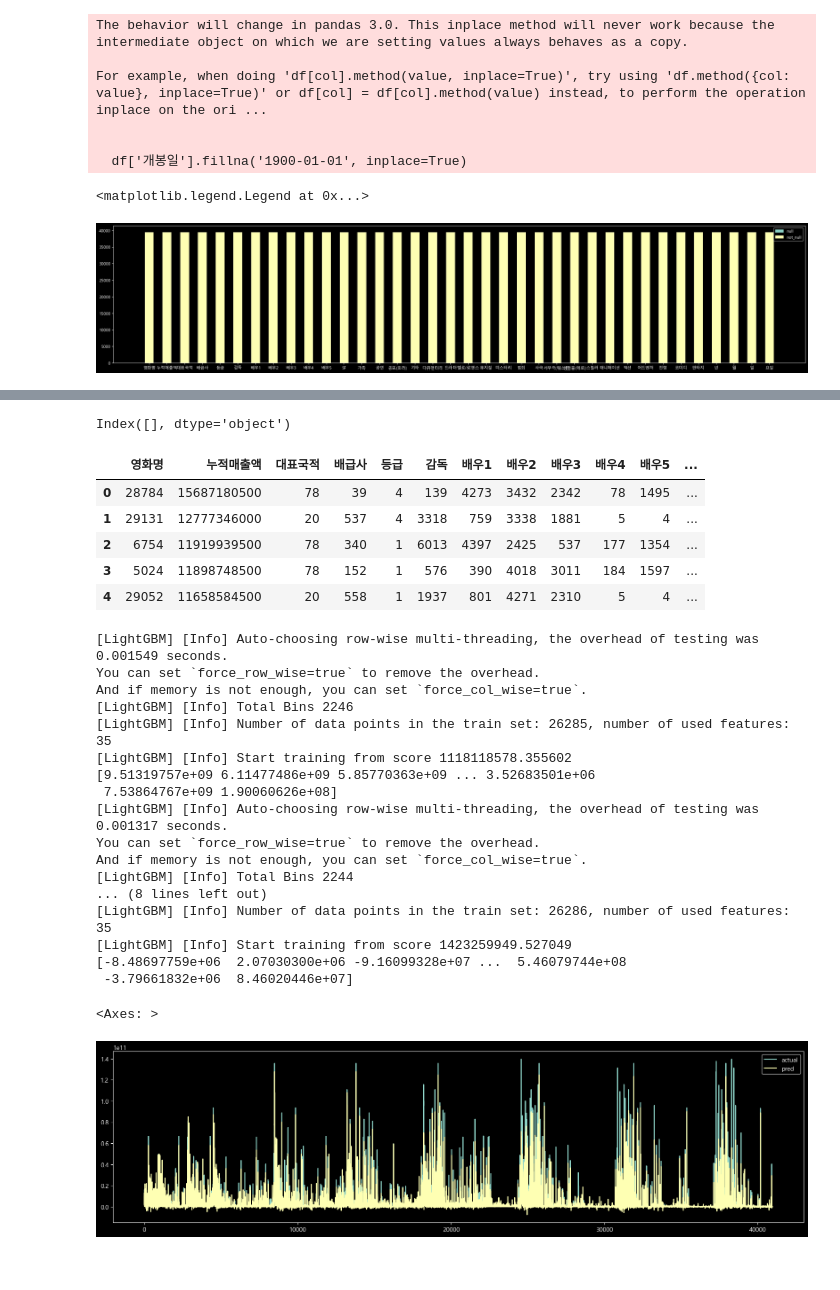
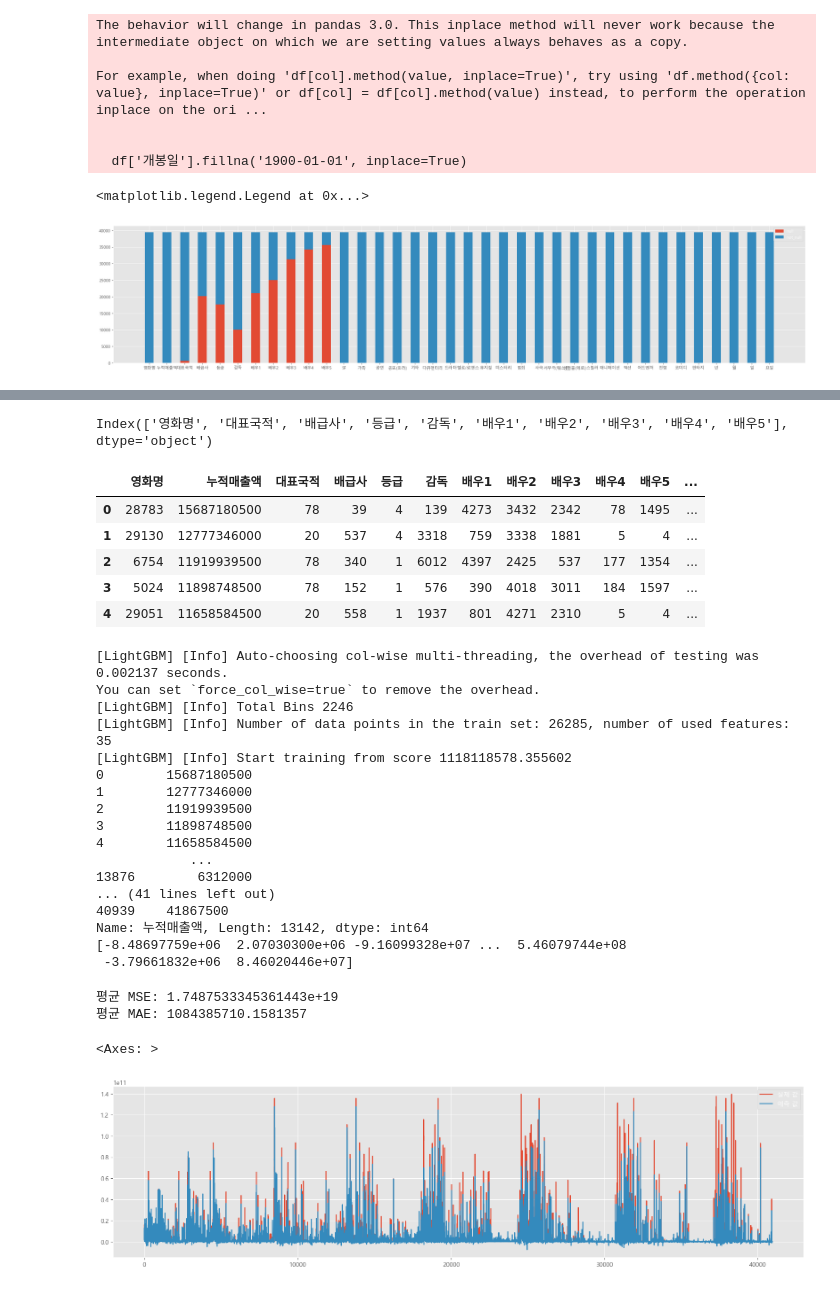
Before and after one commit to Yoon-juhan/Movie-sales-forecast, a Jupyter notebook: model/model.ipynb, the cells around one changed output, grey strips where cells are left out. Saved outputs shown, nothing was run; the diff lists cells and outputs as text; code cells hidden in the pictures.

```diff
--- a/model/model.ipynb
+++ b/model/model.ipynb
@@ -2,6 +2,7 @@
 import pandas as pd
 import numpy as np
 import matplotlib.pyplot as plt
-plt.style.use("dark_background")
+# plt.style.use("dark_background")
+plt.style.use("ggplot")
 plt.rc('font', family='Malgun Gothic')
 pd.set_option('display.max_columns', None)
@@ -17,5 +15,5 @@ dataset.shape
 # %%
 # 영화 개봉 후 발생하는 데이터 제거
 
-df = dataset.drop(['순위', '매출액', '점유율', '관객수', '누적관객수', '스크린수', '상영횟수', '국적'], axis=1)
+dataset = dataset.drop(['순위', '매출액', '점유율', '관객수', '누적관객수', '스크린수', '상영횟수', '국적'], axis=1)
 # %%
@@ -48,3 +46,5 @@ plt.legend()
+# %%
+df = dataset.copy()
 # %%
 # 제작사 결측치가 대부분이라서 삭제
 
@@ -103,7 +103,7 @@ plt.bar(df.columns, not_null, label='not_null', width=0.5, bottom=null)
 plt.legend()
 # %% [output]
 <matplotlib.legend.Legend at 0x...>
-[figure, old version]
+[figure, new version]
 # %%
 df.head(1)
 # %% [output]
@@ -113,7 +113,7 @@ df.head(1)
 categories = df.columns[df.dtypes == "object"]
 print(categories)
 # %% [output]
-Index([], dtype='object')
+Index(['영화명', '대표국적', '배급사', '등급', '감독', '배우1', '배우2', '배우3', '배우4', '배우5'], dtype='object')
 # %%
 # 카테고리 변수 수치형으로 변환
 from sklearn.preprocessing import LabelEncoder
@@ -129,8 +129,8 @@ for cat in categories:
 df.head()
 # %% [output]
 |  | 영화명 | 누적매출액 | 대표국적 | 배급사 | 등급 | 감독 | 배우1 | 배우2 | 배우3 | 배우4 | 배우5 | ... |
-| 0 | 28784 | 15687180500 | 78 | 39 | 4 | 139 | 4273 | 3432 | 2342 | 78 | 1495 | ... |
-| 1 | 29131 | 12777346000 | 20 | 537 | 4 | 3318 | 759 | 3338 | 1881 | 5 | 4 | ... |
-| 2 | 6754 | 11919939500 | 78 | 340 | 1 | 6013 | 4397 | 2425 | 537 | 177 | 1354 | ... |
+| 0 | 28783 | 15687180500 | 78 | 39 | 4 | 139 | 4273 | 3432 | 2342 | 78 | 1495 | ... |
+| 1 | 29130 | 12777346000 | 20 | 537 | 4 | 3318 | 759 | 3338 | 1881 | 5 | 4 | ... |
+| 2 | 6754 | 11919939500 | 78 | 340 | 1 | 6012 | 4397 | 2425 | 537 | 177 | 1354 | ... |
 | 3 | 5024 | 11898748500 | 78 | 152 | 1 | 576 | 390 | 4018 | 3011 | 184 | 1597 | ... |
-| 4 | 29052 | 11658584500 | 20 | 558 | 1 | 1937 | 801 | 4271 | 2310 | 5 | 4 | ... |
+| 4 | 29051 | 11658584500 | 20 | 558 | 1 | 1937 | 801 | 4271 | 2310 | 5 | 4 | ... |
@@ -149,7 +151,8 @@ kf = KFold(n_splits=folds)
 # %%
 models = [] # fold 별로 작성한 모델을 저장
-rmses = []
 oof = np.zeros(len(X))  # 해당 데이터를 제외한 나머지 데이터를 이용하여 종속 변수를 예측한 값을 저장
+mse = []
+mae = []
 
 lgbm_params = {
     "objective" : "regression",
@@ -157,7 +160,6 @@ lgbm_params = {
 }
 
 for train_index, val_index in kf.split(X):
-
     X_train = X.iloc[train_index]
     X_valid = X.iloc[val_index]
     y_train = y.iloc[train_index]
@@ -173,37 +175,51 @@ for train_index, val_index in kf.split(X):
                             )
 
     y_pred = model_lgb.predict(X_valid, num_iteration=model_lgb.best_iteration)
-    print(y_pred)
-    # tmp_rmse = np.sqrt(mean_squared_error(np.log(y_valid), np.log(y_pred)))
+
+    mse.append(mean_squared_error(y_valid, y_pred))
+    mae.append(mean_absolute_error(y_valid, y_pred))
 
     models.append(model_lgb)
-    # rmses.append(tmp_rmse)
     oof[val_index] = y_pred
 # %% [output]
-[LightGBM] [Info] Auto-choosing row-wise multi-threading, the overhead of testing was 0.001549 seconds.
-You can set `force_row_wise=true` to remove the overhead.
-And if memory is not enough, you can set `force_col_wise=true`.
+[LightGBM] [Info] Auto-choosing col-wise multi-threading, the overhead of testing was 0.002137 seconds.
+You can set `force_col_wise=true` to remove the overhead.
 [LightGBM] [Info] Total Bins 2246
 [LightGBM] [Info] Number of data points in the train set: 26285, number of used features: 35
 [LightGBM] [Info] Start training from score 1118118578.355602
-[9.51319757e+09 6.11477486e+09 5.85770363e+09 ... 3.52683501e+06
- 7.53864767e+09 1.90060626e+08]
-[LightGBM] [Info] Auto-choosing row-wise multi-threading, the overhead of testing was 0.001317 seconds.
-You can set `force_row_wise=true` to remove the overhead.
-And if memory is not enough, you can set `force_col_wise=true`.
-[LightGBM] [Info] Total Bins 2244
-... (8 lines left out)
-[LightGBM] [Info] Number of data points in the train set: 26286, number of used features: 35
-[LightGBM] [Info] Start training from score 1423259949.527049
+0        15687180500
+1        12777346000
+2        11919939500
+3        11898748500
+4        11658584500
+            ...
+13876        6312000
+... (41 lines left out)
+40939    41867500
+Name: 누적매출액, Length: 13142, dtype: int64
 [-8.48697759e+06  2.07030300e+06 -9.16099328e+07 ...  5.46079744e+08
  -3.79661832e+06  8.46020446e+07]
+# %%
+mean_mse = np.mean(mse)
+mean_mae = np.mean(mae)
+
+# formatted_mse = "{:.6f}".format(mean_mse)
+# formatted_mae = "{:.6f}".format(mean_mae)
+
+# print("평균 MSE:", formatted_mse)
+# print("평균 MAE:", formatted_mae)
+print("평균 MSE:", mean_mse)
+print("평균 MAE:", mean_mae)
+# %% [output]
+평균 MSE: 1.7487533345361443e+19
+평균 MAE: 1084385710.1581357
 # %%
 test = pd.DataFrame({
-    "actual" : y,
-    "pred": oof
+    "실제 값" : y,
+    "예측 값": oof
 })
 
 test.plot(figsize=(20, 5))
 # %% [output]
 <Axes: >
-[figure, old version]
+[figure, new version]
```
Also changed, not shown: parts of 15 cells of this notebook, 4 other files.
